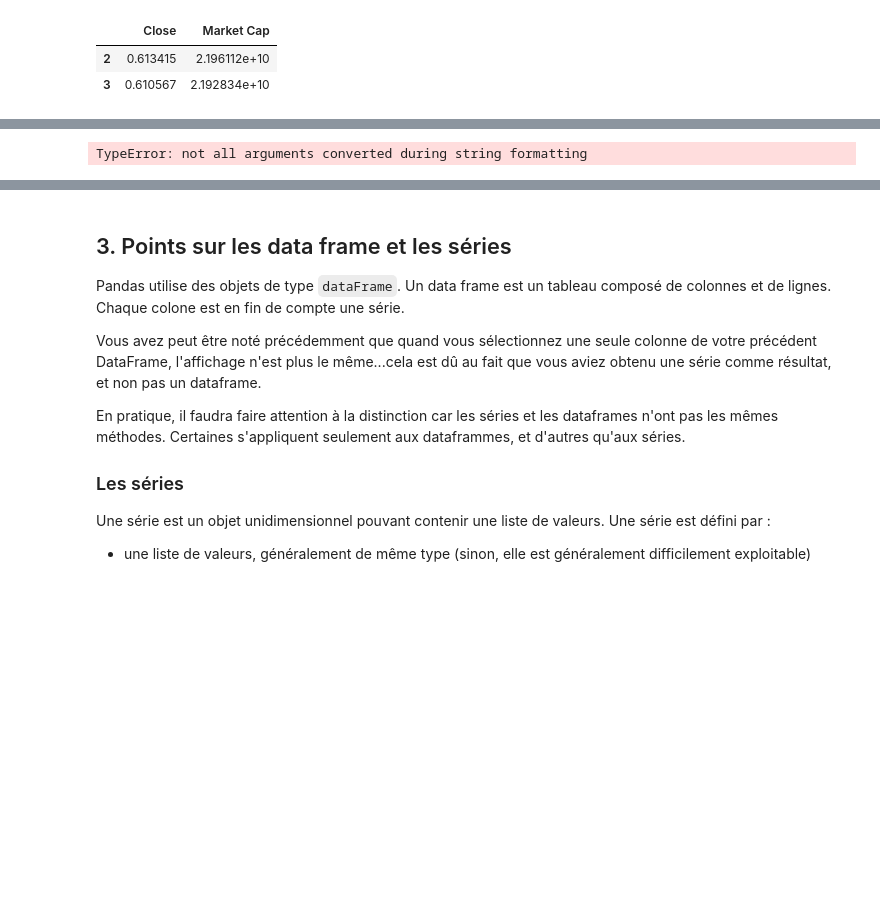
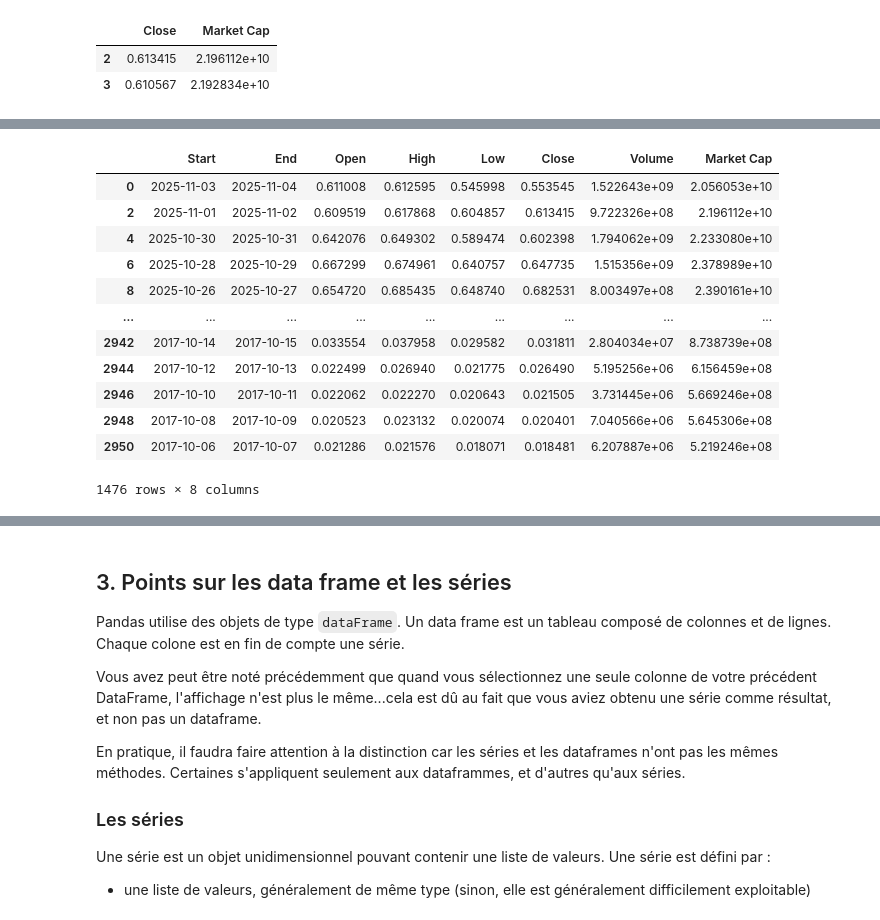
Before and after one commit to Meety004/PT_INFO, a Jupyter notebook: peip-trader-main/03 - Pandas.ipynb, the cells around one changed output, grey strips where cells are left out. Drawn from its saved outputs; the diff is of its cells as text; code cells hidden in the pictures; blank space fills up the shorter version.

```diff
--- a/peip-trader-main/03 - Pandas.ipynb
+++ b/peip-trader-main/03 - Pandas.ipynb
@@ -320,4 +320,16 @@ btc.iloc[2:4, [5, 7]]
 # %%
-btc.iloc[(btc.iloc[:, 0] % 2 == 0),  :]
+btc.iloc[0:2952:2, :]
 # %% [output]
+|  | Start | End | Open | High | Low | Close | Volume | Market Cap |
+| 0 | 2025-11-03 | 2025-11-04 | 0.611008 | 0.612595 | 0.545998 | 0.553545 | 1.522643e+09 | 2.056053e+10 |
+| 2 | 2025-11-01 | 2025-11-02 | 0.609519 | 0.617868 | 0.604857 | 0.613415 | 9.722326e+08 | 2.196112e+10 |
+| 4 | 2025-10-30 | 2025-10-31 | 0.642076 | 0.649302 | 0.589474 | 0.602398 | 1.794062e+09 | 2.233080e+10 |
+| 6 | 2025-10-28 | 2025-10-29 | 0.667299 | 0.674961 | 0.640757 | 0.647735 | 1.515356e+09 | 2.378989e+10 |
+| 8 | 2025-10-26 | 2025-10-27 | 0.654720 | 0.685435 | 0.648740 | 0.682531 | 8.003497e+08 | 2.390161e+10 |
+| ... | ... | ... | ... | ... | ... | ... | ... | ... |
+| 2942 | 2017-10-14 | 2017-10-15 | 0.033554 | 0.037958 | 0.029582 | 0.031811 | 2.804034e+07 | 8.738739e+08 |
+| 2944 | 2017-10-12 | 2017-10-13 | 0.022499 | 0.026940 | 0.021775 | 0.026490 | 5.195256e+06 | 6.156459e+08 |
+| 2946 | 2017-10-10 | 2017-10-11 | 0.022062 | 0.022270 | 0.020643 | 0.021505 | 3.731445e+06 | 5.669246e+08 |
+| 2948 | 2017-10-08 | 2017-10-09 | 0.020523 | 0.023132 | 0.020074 | 0.020401 | 7.040566e+06 | 5.645306e+08 |
+| 2950 | 2017-10-06 | 2017-10-07 | 0.021286 | 0.021576 | 0.018071 | 0.018481 | 6.207887e+06 | 5.219246e+08 |
-TypeError: not all arguments converted during string formatting
+1476 rows × 8 columns
```
Also changed, not shown: parts of 20 cells of this notebook, 11 other files.
